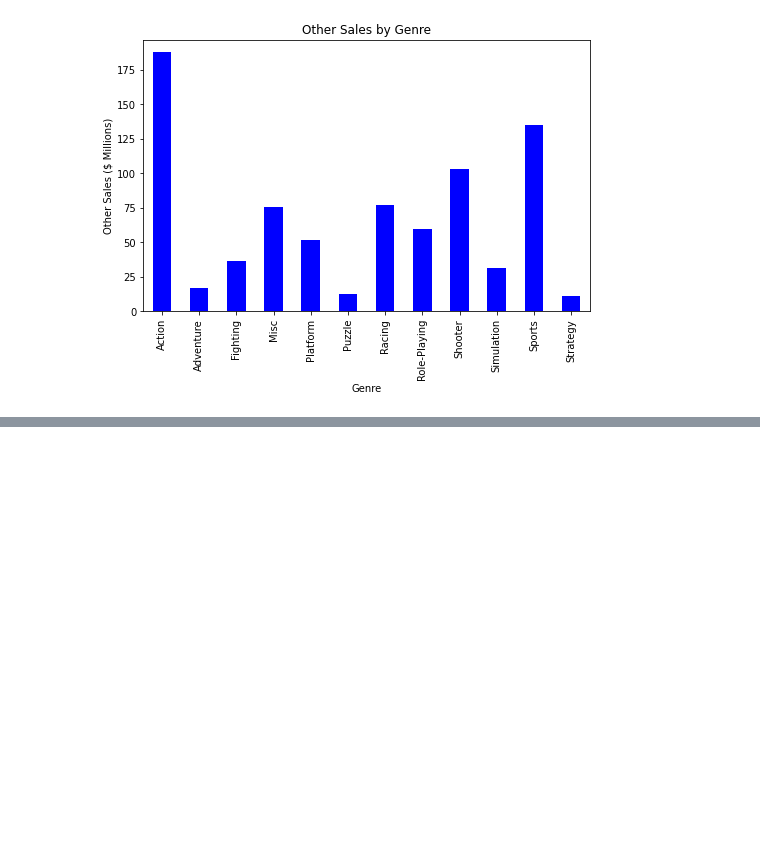
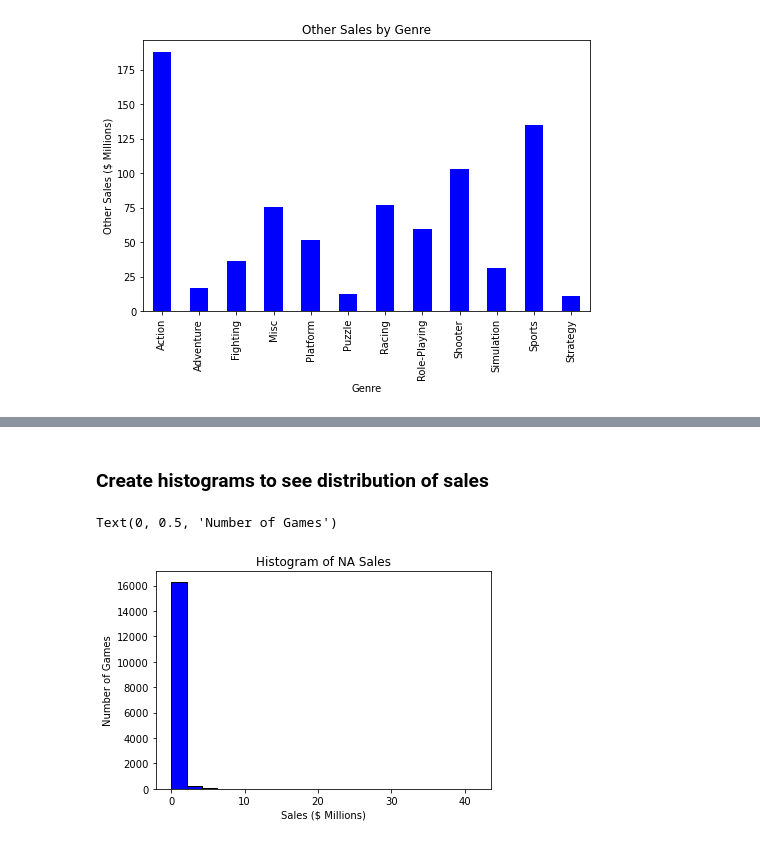
Before and after one commit to SindieCastro/Predicting_Sales_Using_Machine_Learning, a Jupyter notebook: jupyter_notebook_files/Video_game_EDA.ipynb, the cells around one changed output, grey strips where cells are left out. Cells and saved outputs as stored; diff of their text form; code cells hidden in the pictures; blank space fills up the shorter version.

```diff
--- a/jupyter_notebook_files/Video_game_EDA.ipynb
+++ b/jupyter_notebook_files/Video_game_EDA.ipynb
@@ -309,0 +337,12 @@ plt.show()
+# %% [markdown]
+### Create histograms to see distribution of sales
+# %%
+# NA sales
+plt.hist(regional_sales['NA_Sales'], color = 'blue', edgecolor = 'black',
+         bins = 20)
+plt.title('Histogram of NA Sales')
+plt.xlabel('Sales ($ Millions)')
+plt.ylabel('Number of Games')
+# %% [output]
+Text(0, 0.5, 'Number of Games')
+[figure, added]
```
Also changed, not shown: parts of 18 cells of this notebook.
